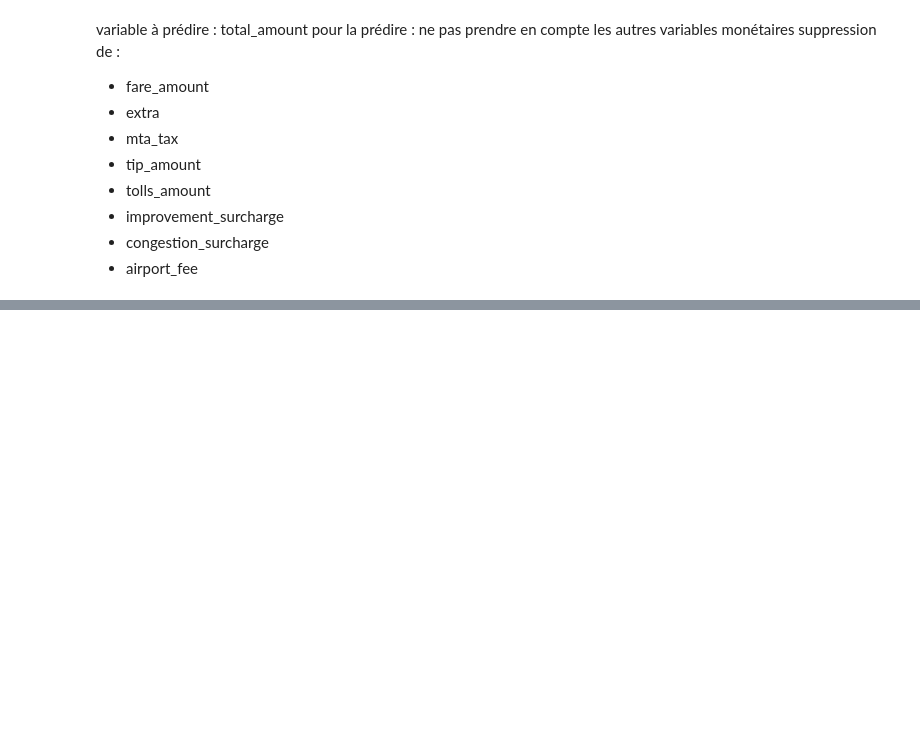
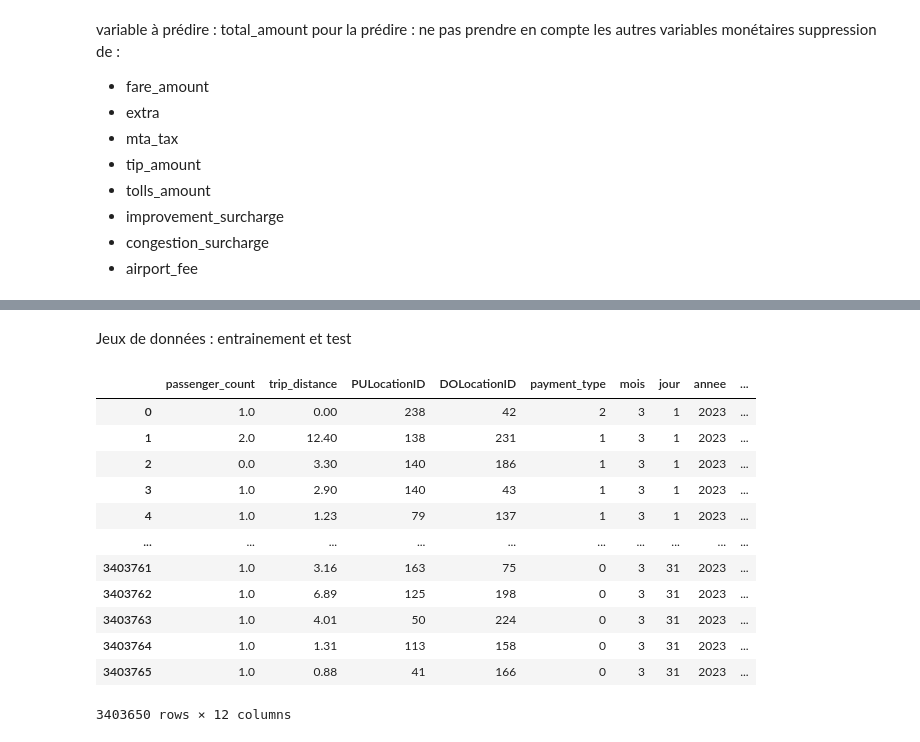
Before and after one commit to vagueau/Projet_python, a Jupyter notebook: projet.ipynb, the cells around one changed output, grey strips where cells are left out. Drawn from its saved outputs; the diff is of its cells as text; code cells hidden in the pictures; blank space fills up the shorter version.

```diff
--- a/projet.ipynb
+++ b/projet.ipynb
@@ -213,0 +357,2 @@ memory usage: 430.1 MB
+# %% [markdown]
+Jeux de données : entrainement et test
@@ -213,0 +361,17 @@ memory usage: 430.1 MB
+# %%
+x=df.drop('total_amount', axis=1)
+x
+# %% [output]
+|  | passenger_count | trip_distance | PULocationID | DOLocationID | payment_type | mois | jour | annee | ... |
+| 0 | 1.0 | 0.00 | 238 | 42 | 2 | 3 | 1 | 2023 | ... |
+| 1 | 2.0 | 12.40 | 138 | 231 | 1 | 3 | 1 | 2023 | ... |
+| 2 | 0.0 | 3.30 | 140 | 186 | 1 | 3 | 1 | 2023 | ... |
+| 3 | 1.0 | 2.90 | 140 | 43 | 1 | 3 | 1 | 2023 | ... |
+| 4 | 1.0 | 1.23 | 79 | 137 | 1 | 3 | 1 | 2023 | ... |
+| ... | ... | ... | ... | ... | ... | ... | ... | ... | ... |
+| 3403761 | 1.0 | 3.16 | 163 | 75 | 0 | 3 | 31 | 2023 | ... |
+| 3403762 | 1.0 | 6.89 | 125 | 198 | 0 | 3 | 31 | 2023 | ... |
+| 3403763 | 1.0 | 4.01 | 50 | 224 | 0 | 3 | 31 | 2023 | ... |
+| 3403764 | 1.0 | 1.31 | 113 | 158 | 0 | 3 | 31 | 2023 | ... |
+| 3403765 | 1.0 | 0.88 | 41 | 166 | 0 | 3 | 31 | 2023 | ... |
+3403650 rows × 12 columns
```
Also changed, not shown: parts of 57 cells of this notebook.
